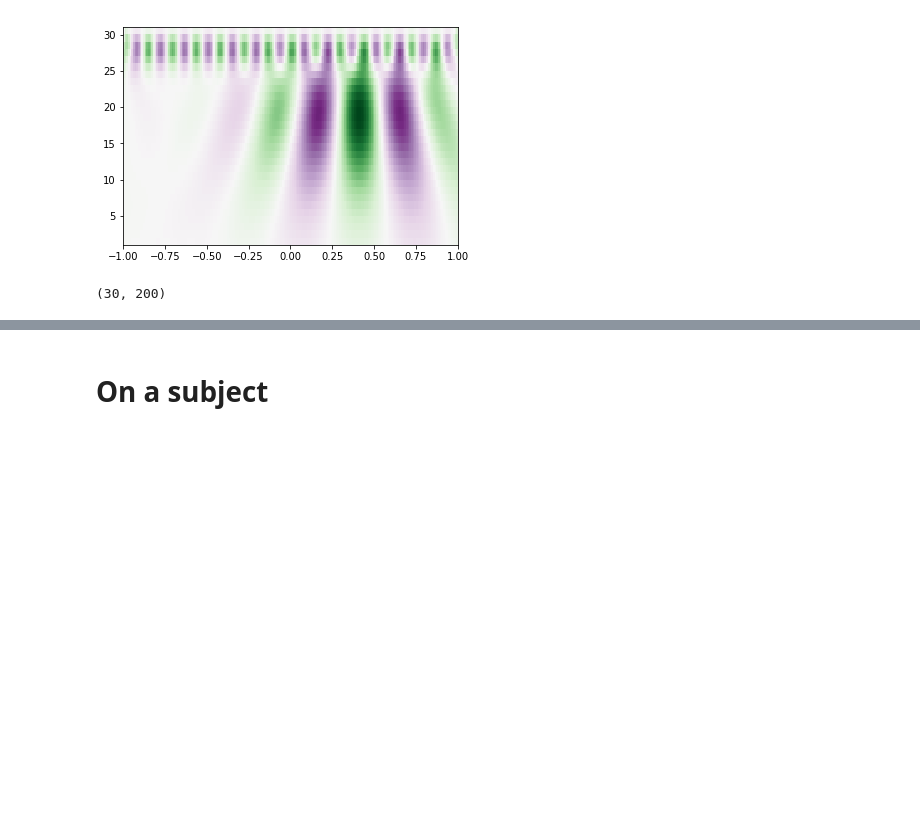
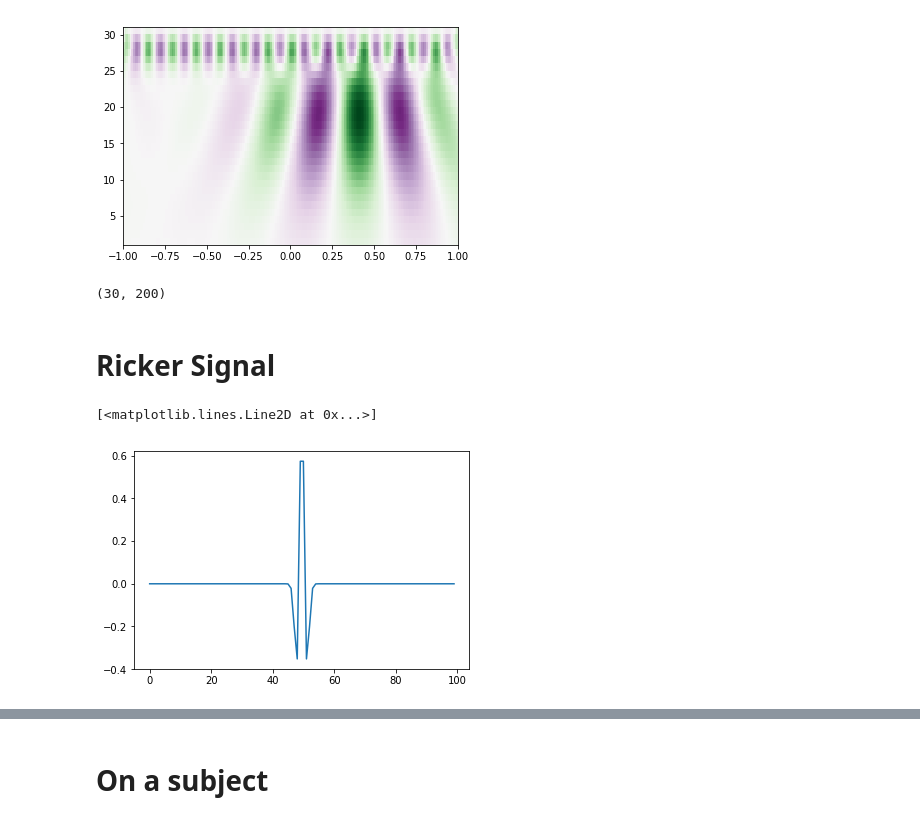
Before and after one commit to finiteautomata/p300speller, a Jupyter notebook: notebooks/examples/wavelets.ipynb, the cells around one changed output, grey strips where cells are left out. Drawn from its saved outputs; the diff is of its cells as text; code cells hidden in the pictures; blank space fills up the shorter version.

```diff
--- a/notebooks/examples/wavelets.ipynb
+++ b/notebooks/examples/wavelets.ipynb
@@ -54,3 +54,10 @@ plt.imshow(cwtmatr, extent=[-1, 1, 1, 31], cmap='PRGn', aspect='auto',
 cwtmatr.shape
 # %% [output]
 (30, 200)
+# %% [markdown]
+# Ricker Signal
+# %%
+plt.plot(np.arange(0, 100), signal.ricker(100, 1))
+# %% [output]
+[<matplotlib.lines.Line2D at 0x...>]
+[figure, added]
```
Also changed, not shown: parts of 13 cells of this notebook, 1 other file.
